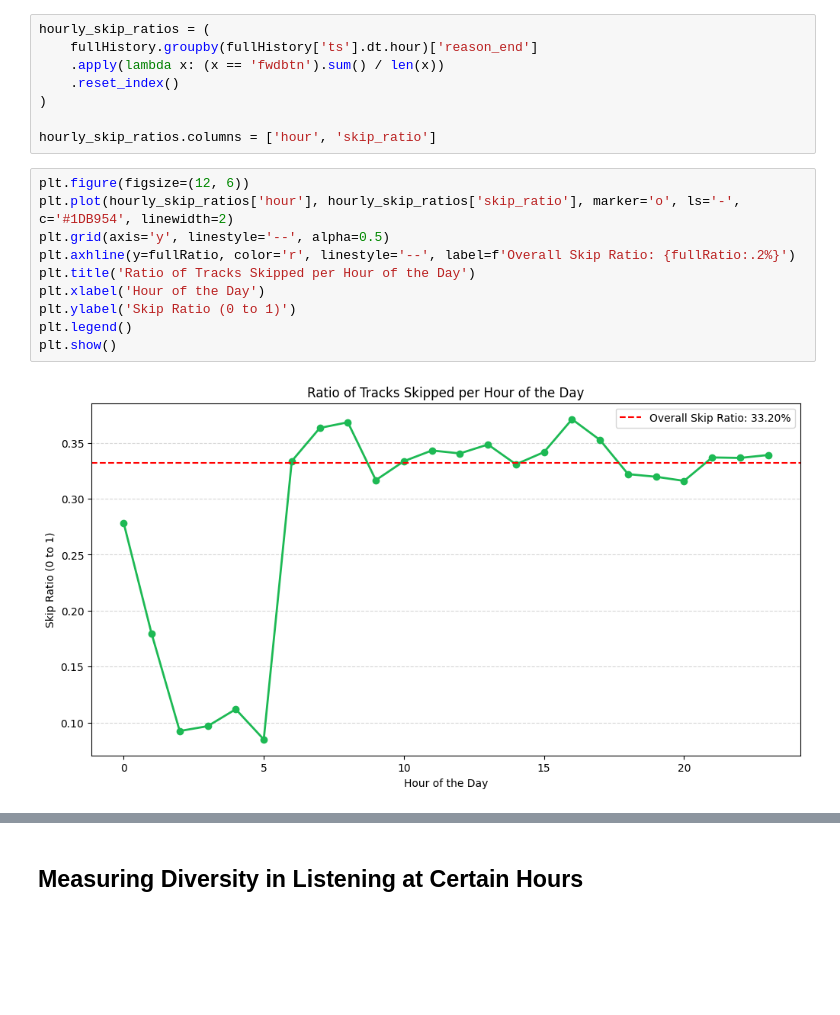
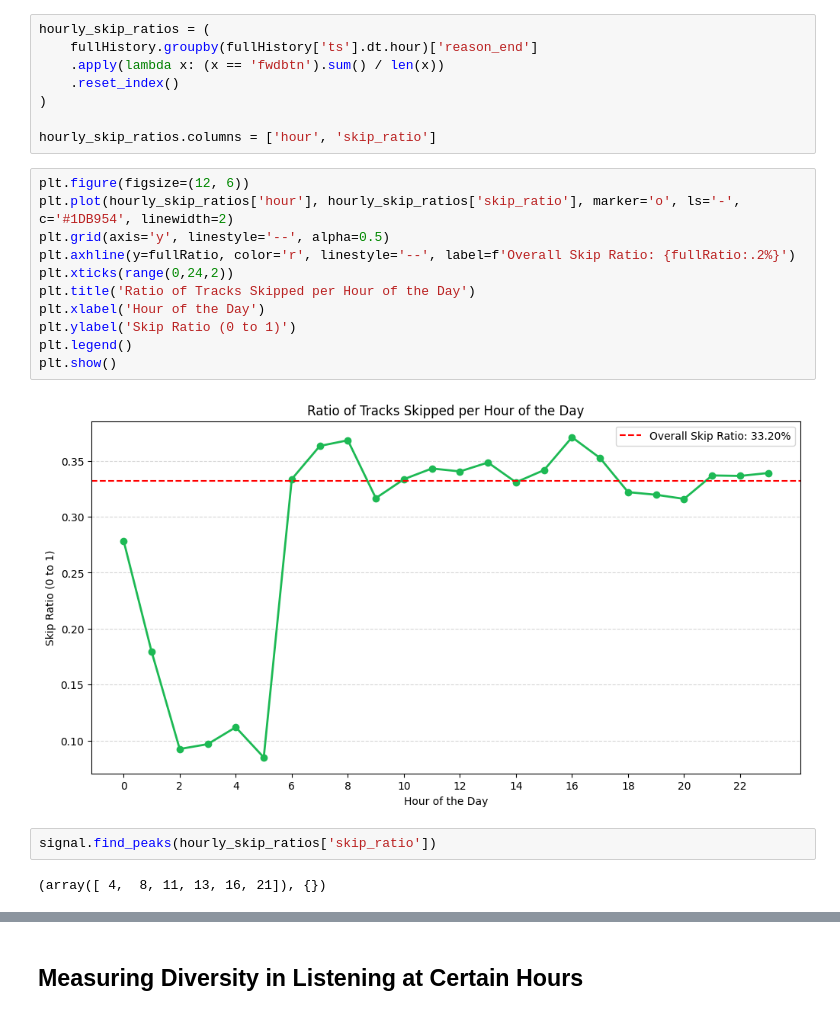
Before and after one commit to whatsername07/Data-Analysis-on-Spotify-Streaming-History, a Jupyter notebook: circadian.ipynb, the cells around one changed output, grey strips where cells are left out. Cells and saved outputs as stored; diff of their text form; blank space fills up the shorter version.

```diff
--- a/circadian.ipynb
+++ b/circadian.ipynb
@@ -175,12 +175,17 @@ hourly_skip_ratios.columns = ['hour', 'skip_ratio']
 # %%
 plt.figure(figsize=(12, 6))
 plt.plot(hourly_skip_ratios['hour'], hourly_skip_ratios['skip_ratio'], marker='o', ls='-', c='#1DB954', linewidth=2)
 plt.grid(axis='y', linestyle='--', alpha=0.5)
 plt.axhline(y=fullRatio, color='r', linestyle='--', label=f'Overall Skip Ratio: {fullRatio:.2%}')
+plt.xticks(range(0,24,2))
 plt.title('Ratio of Tracks Skipped per Hour of the Day')
 plt.xlabel('Hour of the Day')
 plt.ylabel('Skip Ratio (0 to 1)')
 plt.legend()
 plt.show()
 # %% [output]
-[figure, old version]
+[figure, new version]
+# %%
+signal.find_peaks(hourly_skip_ratios['skip_ratio'])
+# %% [output]
+(array([ 4,  8, 11, 13, 16, 21]), {})
```
Also changed, not shown: parts of 1 cell of this notebook.
